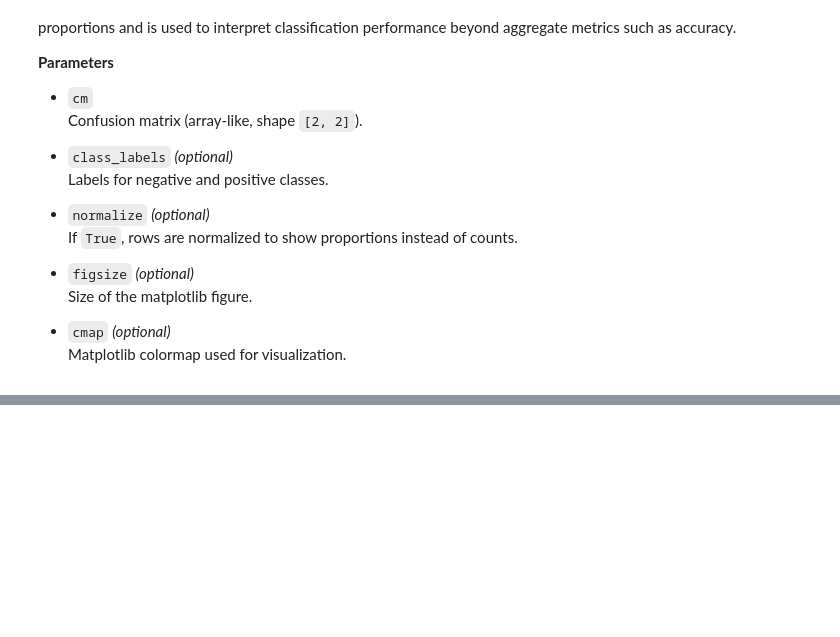
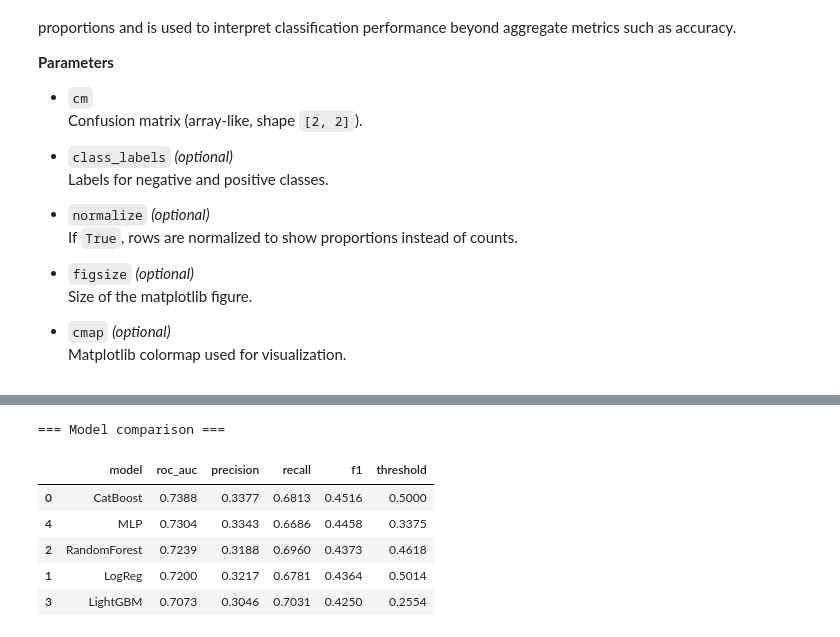
Before and after one commit to ajilataN/intelligent_systems_2, a Jupyter notebook: is-seminar-2.ipynb, the cells around one changed output, grey strips where cells are left out. Drawn from its saved outputs; the diff is of its cells as text; code cells hidden in the pictures; blank space fills up the shorter version.

```diff
--- a/is-seminar-2.ipynb
+++ b/is-seminar-2.ipynb
@@ -1470,0 +1726,76 @@ plot_confusion_matrix(
+# %%
+import pandas as pd
+
+
+def compare_models(metrics_dict, *, sort_by="roc_auc", ascending=False, round_digits=4):
+    """
+    Build and display a comparison table for multiple models.
+
+    Parameters
+    ----------
+    metrics_dict : dict
+        Mapping of model name -> metrics dict
+        Example:
+        {
+            "CatBoost": cat_metrics,
+            "LogReg": lr_metrics,
+            ...
+        }
+
+    sort_by : str, default="roc_auc"
+        Metric to sort by.
+
+    ascending : bool, default=False
+        Sort order.
+
+    round_digits : int, default=4
+        Number of decimals to round metrics.
+
+    Returns
+    -------
+    pd.DataFrame
+        Comparison table.
+    """
+
+    rows = []
+
+    for model_name, m in metrics_dict.items():
+        rows.append(
+            {
+                "model": model_name,
+                "roc_auc": m.get("roc_auc"),
+                "precision": m.get("precision"),
+                "recall": m.get("recall"),
+                "f1": m.get("f1"),
+                # CatBoost uses "threshold", others use "chosen_threshold"
+                "threshold": m.get("threshold", m.get("chosen_threshold")),
+            }
+        )
+
+    df = pd.DataFrame(rows)
+
+    if sort_by in df.columns:
+        df = df.sort_values(sort_by, ascending=ascending)
+
+    print("\n=== Model comparison ===")
+    display(df.round(round_digits))
+
+    return df
+
+full_models_metrics = {
+    "CatBoost": cat_metrics,
+    "LogReg": lr_metrics,
+    "RandomForest": rf_metrics,
+    "LightGBM": lgb_metrics,
+    "MLP": mlp_metrics,
+}
+
+compare_models(full_models_metrics)
+# %% [output]
+=== Model comparison ===
+|  | model | roc_auc | precision | recall | f1 | threshold |
+| 0 | CatBoost | 0.7388 | 0.3377 | 0.6813 | 0.4516 | 0.5000 |
+| 4 | MLP | 0.7304 | 0.3343 | 0.6686 | 0.4458 | 0.3375 |
+| 2 | RandomForest | 0.7239 | 0.3188 | 0.6960 | 0.4373 | 0.4618 |
+| 1 | LogReg | 0.7200 | 0.3217 | 0.6781 | 0.4364 | 0.5014 |
+| 3 | LightGBM | 0.7073 | 0.3046 | 0.7031 | 0.4250 | 0.2554 |
```
Also changed, not shown: parts of 22 cells of this notebook.
